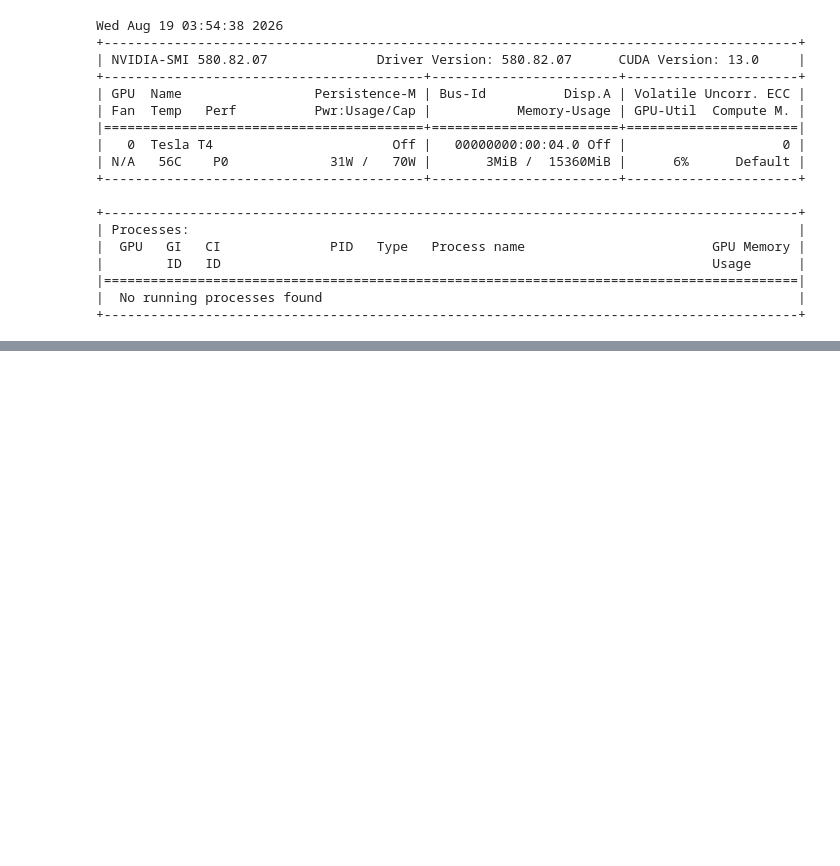
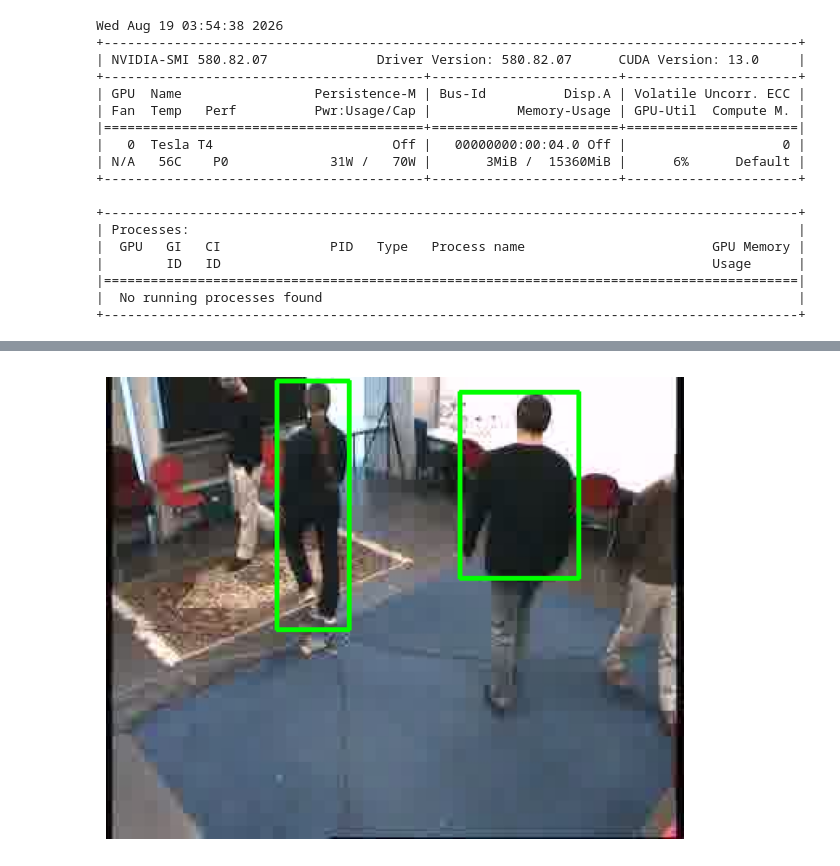
Before and after one commit to Gautam-Shah306/cctv-multiview-summarization, a Jupyter notebook: notebooks/colab_detect_objects.ipynb, the cells around one changed output, grey strips where cells are left out. Cells and saved outputs as stored; diff of their text form; code cells hidden in the pictures; blank space fills up the shorter version.

Commit message:
Update Colab notebook with detection visualization and inspection code

```diff
--- a/notebooks/colab_detect_objects.ipynb
+++ b/notebooks/colab_detect_objects.ipynb
@@ -129,0 +163,19 @@ Wed Aug 19 03:54:38 2026
+# %%
+import csv, cv2
+import matplotlib.pyplot as plt
+from config import DATA_DIR
+
+frame_idx_to_check = 3000
+frame = cv2.imread(str(DATA_DIR / "view1" / f"frame_{frame_idx_to_check:04d}.jpg"))
+frame = cv2.cvtColor(frame, cv2.COLOR_BGR2RGB)
+
+with open(DATA_DIR / "detections" / "view1.csv") as f:
+    for row in csv.DictReader(f):
+        if int(row["frame_idx"]) == frame_idx_to_check:
+            x1, y1, x2, y2 = (int(float(row[k])) for k in ("x1", "y1", "x2", "y2"))
+            cv2.rectangle(frame, (x1, y1), (x2, y2), (0, 255, 0), 2)
+
+plt.figure(figsize=(10, 6))
+plt.imshow(frame)
+plt.axis("off")
+plt.show()
@@ -129,0 +435,21 @@ Wed Aug 19 03:54:38 2026
+# %%
+import csv, cv2
+import matplotlib.pyplot as plt
+from config import DATA_DIR
+
+frame_idx_to_check = 3000
+frame = cv2.imread(str(DATA_DIR / "view1" / f"frame_{frame_idx_to_check:04d}.jpg"))
+frame = cv2.cvtColor(frame, cv2.COLOR_BGR2RGB)
+
+with open(DATA_DIR / "detections" / "view1.csv") as f:
+    for row in csv.DictReader(f):
+        if int(row["frame_idx"]) == frame_idx_to_check:
+            x1, y1, x2, y2 = (int(float(row[k])) for k in ("x1", "y1", "x2", "y2"))
+            cv2.rectangle(frame, (x1, y1), (x2, y2), (0, 255, 0), 2)
+
+plt.figure(figsize=(10, 6))
+plt.imshow(frame)
+plt.axis("off")
+plt.show()
+# %% [output]
+[figure, added]
```
Also changed, not shown: parts of 36 cells of this notebook, 1 other file.
